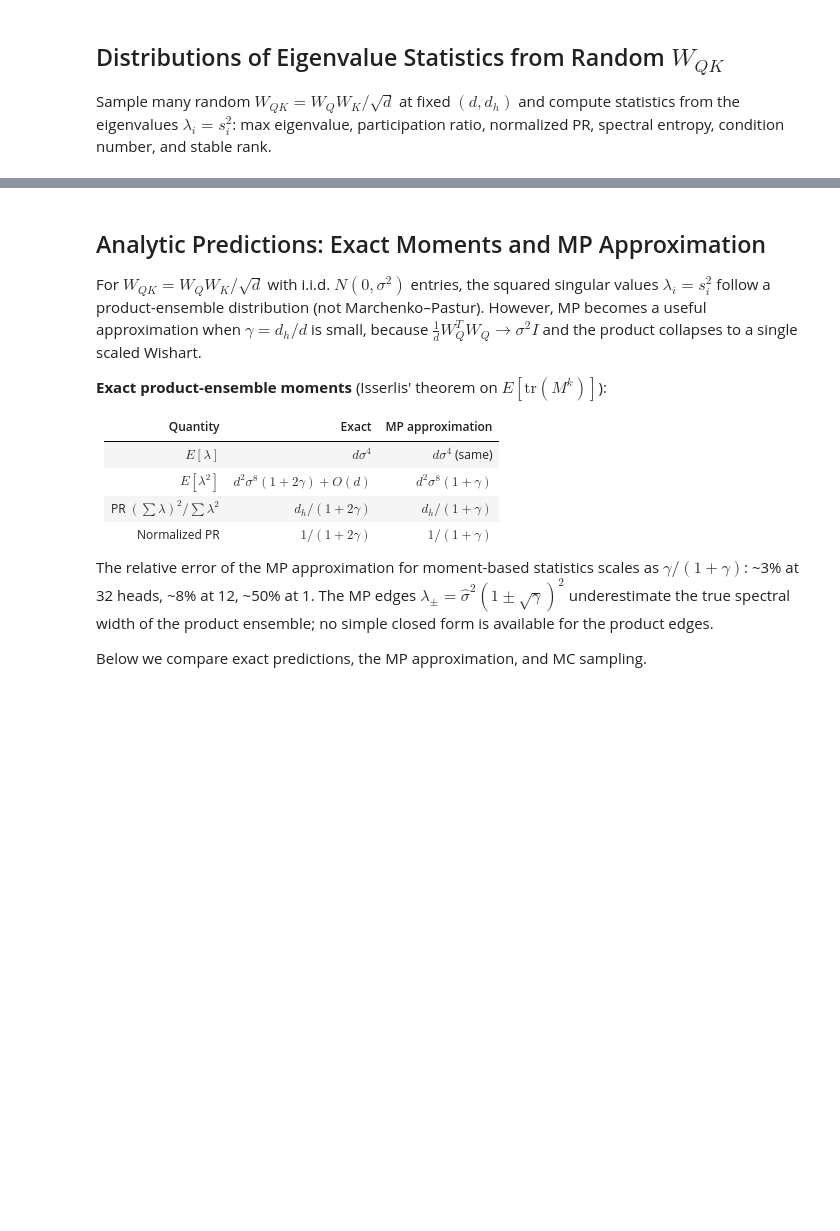
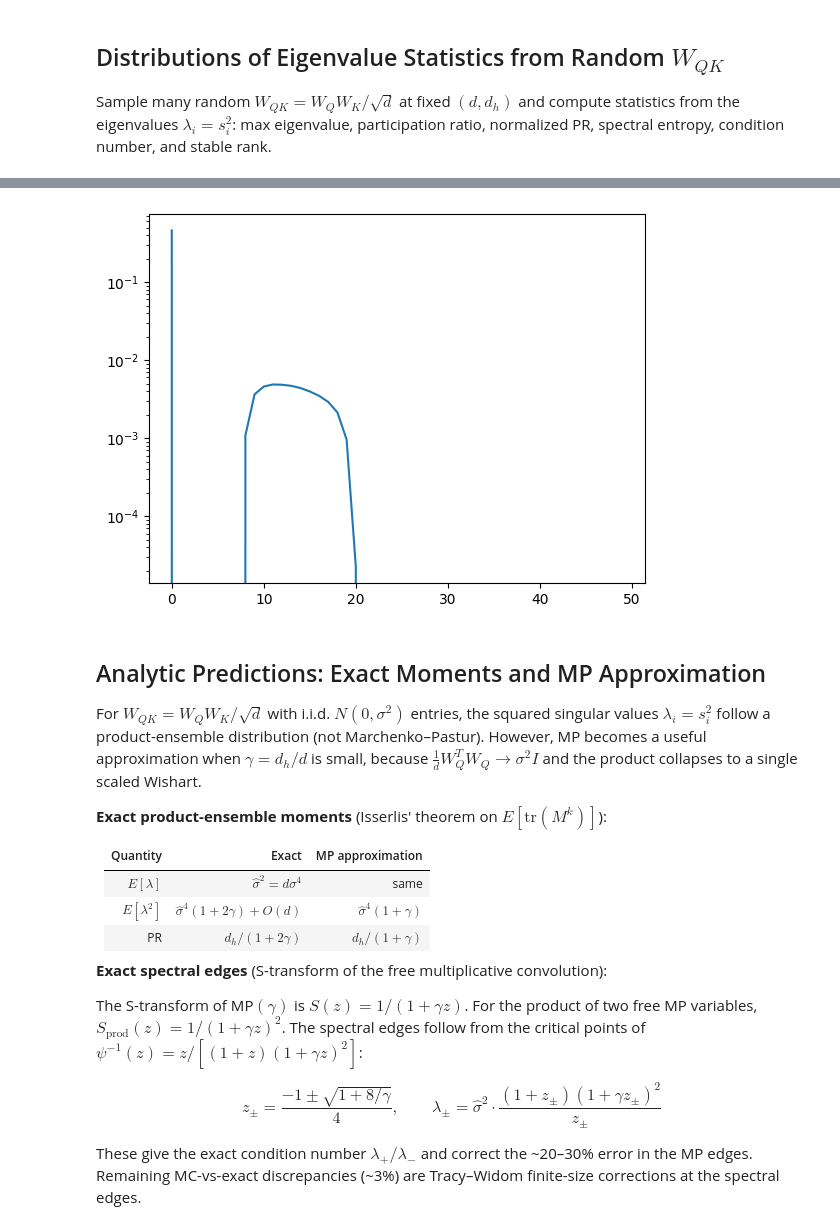
Before and after one commit to angerami/transformer-analysis, a Jupyter notebook: notebooks/MP_statistics.ipynb, the cells around one changed output, grey strips where cells are left out. Saved outputs shown, nothing was run; the diff lists cells and outputs as text; code cells hidden in the pictures; blank space fills up the shorter version.

```diff
--- a/notebooks/MP_statistics.ipynb
+++ b/notebooks/MP_statistics.ipynb
@@ -97,3 +102,11 @@ plot_stat_distributions(stats_gpt2, d_model=768, d_head=64)
+# %%
+ax = plt.subplot()
+h, _ = np.histogram(singular_values, bins=sv_bins, density=True)
+ax.plot(h)
+ax.set_yscale("log")
+plt.show()
+# %% [output]
+[figure, added]
 # %% [markdown]
 ## Analytic Predictions: Exact Moments and MP Approximation
 
@@ -107,16 +120,21 @@ to a single scaled Wishart.
 
 | Quantity | Exact | MP approximation |
 |---|---|---|
-| $E[\lambda]$ | $d\sigma^4$ | $d\sigma^4$ (same) |
-| $E[\lambda^2]$ | $d^2\sigma^8(1 + 2\gamma) + O(d)$ | $d^2\sigma^8(1 + \gamma)$ |
-| PR $(\sum\lambda)^2 / \sum\lambda^2$ | $d_h / (1 + 2\gamma)$ | $d_h / (1 + \gamma)$ |
-| Normalized PR | $1 / (1 + 2\gamma)$ | $1 / (1 + \gamma)$ |
+| $E[\lambda]$ | $\hat\sigma^2 = d\sigma^4$ | same |
+| $E[\lambda^2]$ | $\hat\sigma^4(1 + 2\gamma) + O(d)$ | $\hat\sigma^4(1 + \gamma)$ |
+| PR | $d_h / (1 + 2\gamma)$ | $d_h / (1 + \gamma)$ |
 
-The relative error of the MP approximation for moment-based statistics scales as
-$\gamma/(1+\gamma)$: ~3% at 32 heads, ~8% at 12, ~50% at 1. The MP edges
-$\lambda_\pm = \hat\sigma^2(1 \pm \sqrt\gamma)^2$ underestimate the true spectral
-width of the product ensemble; no simple closed form is available for the product edges.
+**Exact spectral edges** (S-transform of the free multiplicative convolution):
 
-Below we compare exact predictions, the MP approximation, and MC sampling.
+The S-transform of MP$(\gamma)$ is $S(z) = 1/(1+\gamma z)$. For the product of two
+free MP variables, $S_{\text{prod}}(z) = 1/(1+\gamma z)^2$. The spectral edges follow
+from the critical points of $\psi^{-1}(z) = z/[(1+z)(1+\gamma z)^2]$:
+
+$$z_\pm = \frac{-1 \pm \sqrt{1 + 8/\gamma}}{4}, \qquad
+\lambda_\pm = \hat\sigma^2 \cdot \frac{(1+z_\pm)(1+\gamma z_\pm)^2}{z_\pm}$$
+
+These give the exact condition number $\lambda_+/\lambda_-$ and correct the ~20–30%
+error in the MP edges. Remaining MC-vs-exact discrepancies (~3%) are Tracy–Widom
+finite-size corrections at the spectral edges.
 # %%
 def marchenko_pastur_density(lam, gamma, sigma_hat_sq):
```
Also changed, not shown: parts of 8 cells of this notebook, 11 other files.
